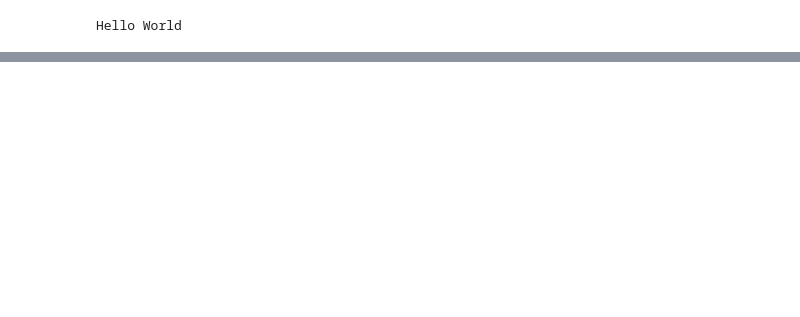
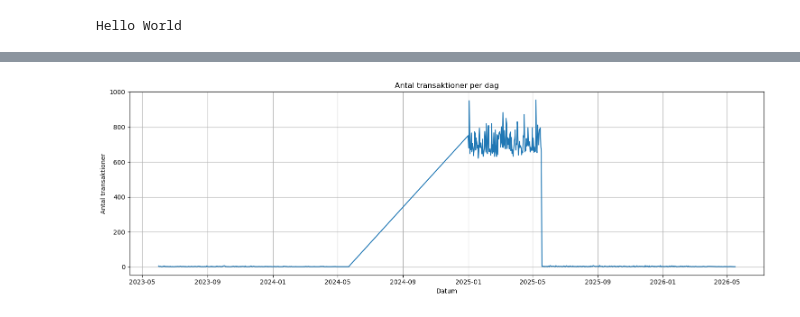
Before and after one commit to MakkanTV/Datakvalitet_project, a Jupyter notebook: transactions.ipynb, the cells around one changed output, grey strips where cells are left out. Drawn from its saved outputs; the diff is of its cells as text; code cells hidden in the pictures; blank space fills up the shorter version.

```diff
--- a/transactions.ipynb
+++ b/transactions.ipynb
@@ -190,0 +143,9 @@ print(repeated_transfers)
+# %%
+transactions_per_day.plot(kind='line', figsize=(15, 5), title='Antal transaktioner per dag')
+plt.xlabel("Datum")
+plt.ylabel("Antal transaktioner")
+plt.grid(True)
+plt.tight_layout()
+plt.show()
+# %% [output]
+[figure, added]
```
Also changed, not shown: parts of 29 cells of this notebook, 2 other files.
